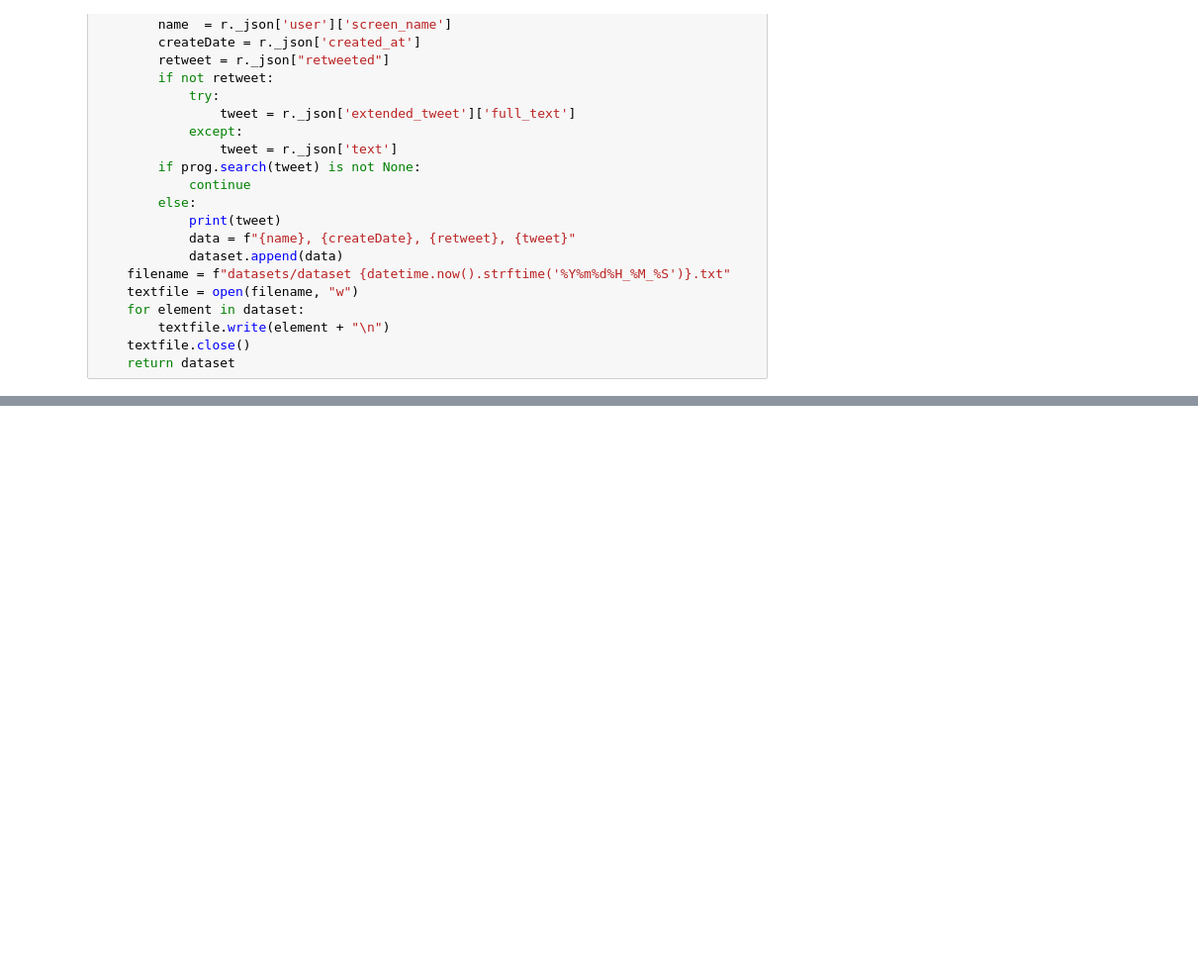
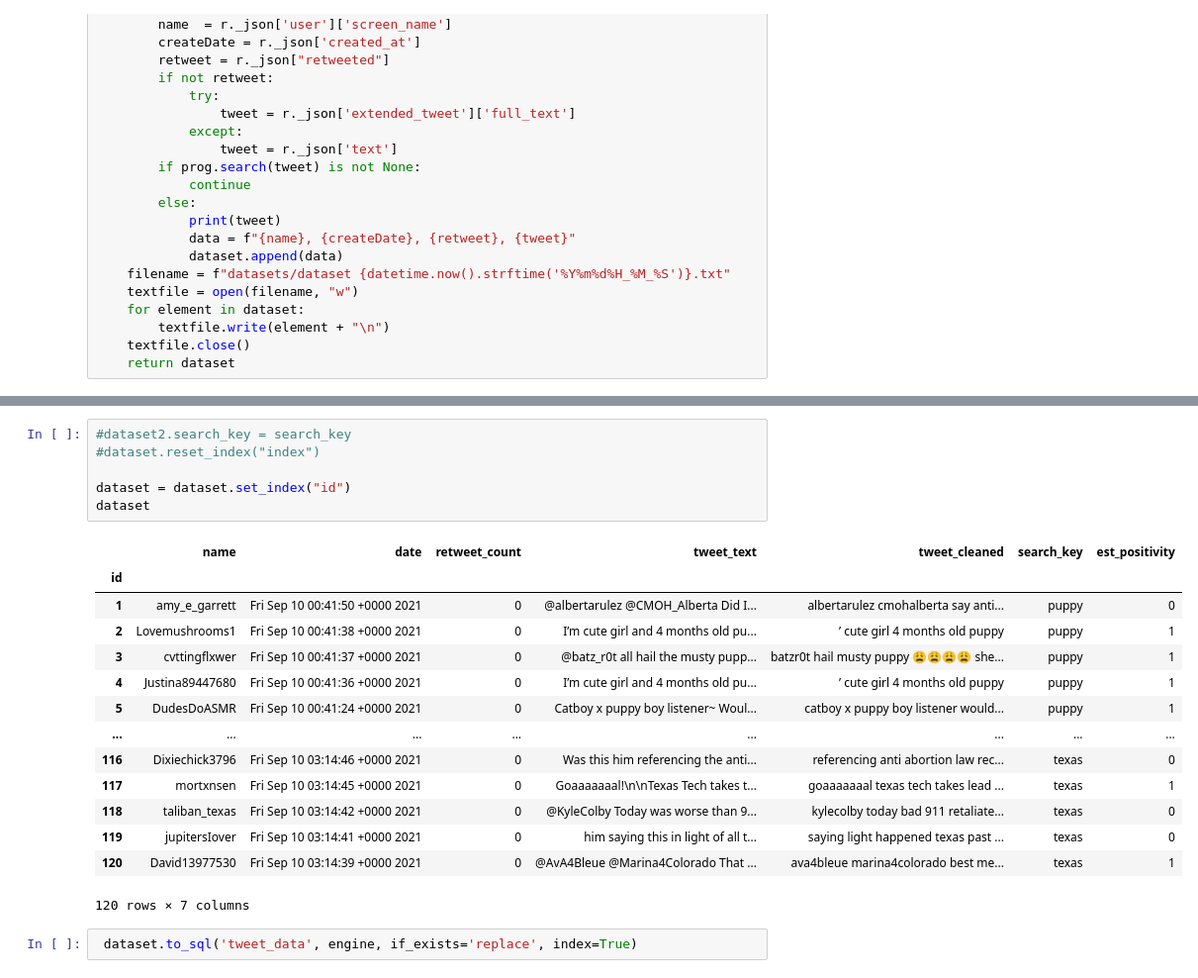
Before and after one commit to newton1021/Twitter_sentiment, a Jupyter notebook: working_Notebook.ipynb, the cells around one changed output, grey strips where cells are left out. Shown at 99% size. Drawn from its saved outputs; the diff is of its cells as text; blank space fills up the shorter version.

```diff
--- a/working_Notebook.ipynb
+++ b/working_Notebook.ipynb
@@ -145,0 +336,23 @@ session.commit()
+# %%
+#dataset2.search_key = search_key
+#dataset.reset_index("index")
+
+dataset = dataset.set_index("id")
+dataset
+# %% [output]
+|  | name | date | retweet_count | tweet_text | tweet_cleaned | search_key | est_positivity |
+| id |  |  |  |  |  |  |  |
+| 1 | amy_e_garrett | Fri Sep 10 00:41:50 +0000 2021 | 0 | @albertarulez @CMOH_Alberta Did I... | albertarulez cmohalberta say anti... | puppy | 0 |
+| 2 | Lovemushrooms1 | Fri Sep 10 00:41:38 +0000 2021 | 0 | I’m cute girl and 4 months old pu... | ’ cute girl 4 months old puppy | puppy | 1 |
+| 3 | cvttingflxwer | Fri Sep 10 00:41:37 +0000 2021 | 0 | @batz_r0t all hail the musty pupp... | batzr0t hail musty puppy 😩😩😩😩 she... | puppy | 1 |
+| 4 | Justina89447680 | Fri Sep 10 00:41:36 +0000 2021 | 0 | I’m cute girl and 4 months old pu... | ’ cute girl 4 months old puppy | puppy | 1 |
+| 5 | DudesDoASMR | Fri Sep 10 00:41:24 +0000 2021 | 0 | Catboy x puppy boy listener~ Woul... | catboy x puppy boy listener would... | puppy | 1 |
+| ... | ... | ... | ... | ... | ... | ... | ... |
+| 116 | Dixiechick3796 | Fri Sep 10 03:14:46 +0000 2021 | 0 | Was this him referencing the anti... | referencing anti abortion law rec... | texas | 0 |
+| 117 | mortxnsen | Fri Sep 10 03:14:45 +0000 2021 | 0 | Goaaaaaaal!\n\nTexas Tech takes t... | goaaaaaaal texas tech takes lead ... | texas | 1 |
+| 118 | taliban_texas | Fri Sep 10 03:14:42 +0000 2021 | 0 | @KyleColby Today was worse than 9... | kylecolby today bad 911 retaliate... | texas | 0 |
+| 119 | jupitersIover | Fri Sep 10 03:14:41 +0000 2021 | 0 | him saying this in light of all t... | saying light happened texas past ... | texas | 0 |
+| 120 | David13977530 | Fri Sep 10 03:14:39 +0000 2021 | 0 | @AvA4Bleue @Marina4Colorado That ... | ava4bleue marina4colorado best me... | texas | 1 |
+120 rows × 7 columns
+# %%
+ dataset.to_sql('tweet_data', engine, if_exists='replace', index=True)
```
Also changed, not shown: parts of 25 cells of this notebook, 7 other files.
